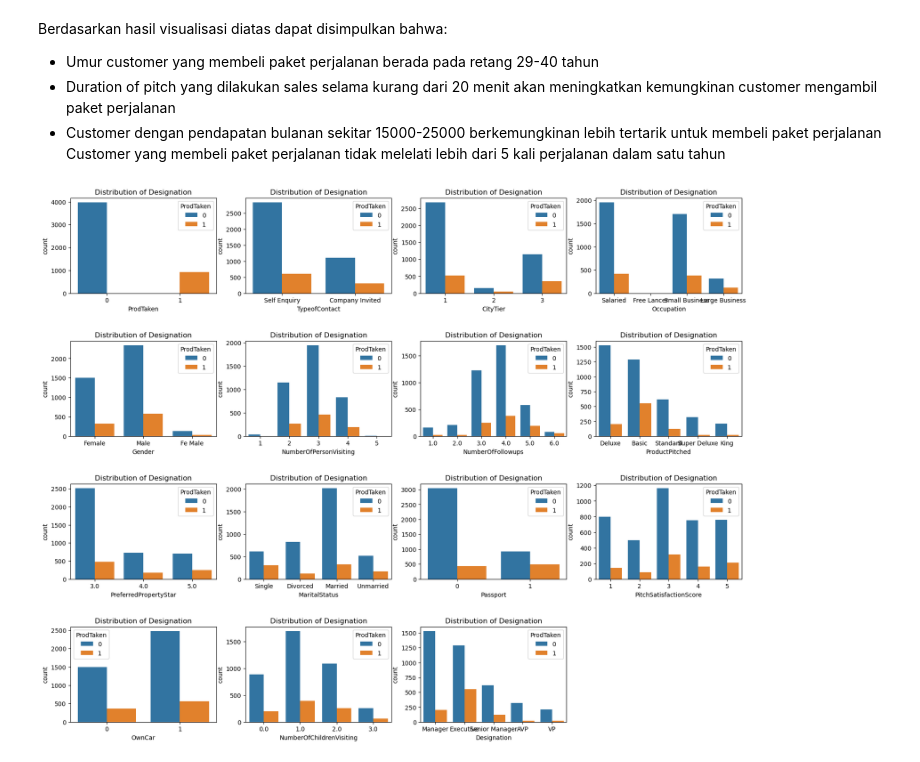
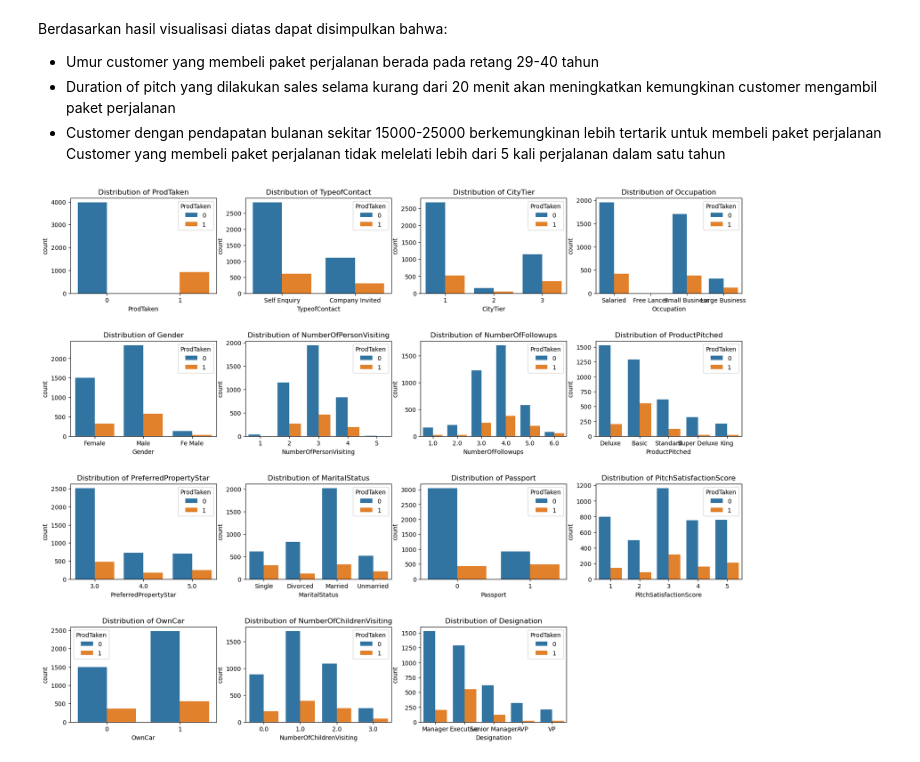
Before and after one commit to damaraira/ByteBenders, a Jupyter notebook: EDA Hadi.ipynb, the cells around one changed output. Drawn from its saved outputs; the diff is of its cells as text; code cells hidden in the pictures.

```diff
--- a/EDA Hadi.ipynb
+++ b/EDA Hadi.ipynb
@@ -194,12 +195,12 @@ cat_cols2 = ['ProdTaken', 'TypeofContact', 'CityTier', 'Occupation',
 # %%
 plt.figure(figsize=(20,20))
 for i in range(0,len(cat_cols2)):
     plt.subplot(5, 4, i+1)
     sns.countplot(data=df, x=cat_cols2[i], hue='ProdTaken')
     plt.subplots_adjust(hspace=0.5)
-    plt.title(f'Distribution of {col}', fontsize=12)
+    plt.title(f'Distribution of {cat_cols2[i]}', fontsize=12)
 # %% [output]
-[figure, old version]
+[figure, new version]
 # %% [markdown]
 Berdasarkan Visualisasi diatas dapat disimpulkan bahwa:
 - Customer dengan tipe kontrak Self Enquiry membeli paket lebih banyak daripada customer dengan tipe kontrak Company Invited
```
Also changed, not shown: parts of 5 cells of this notebook, 2 other files.
